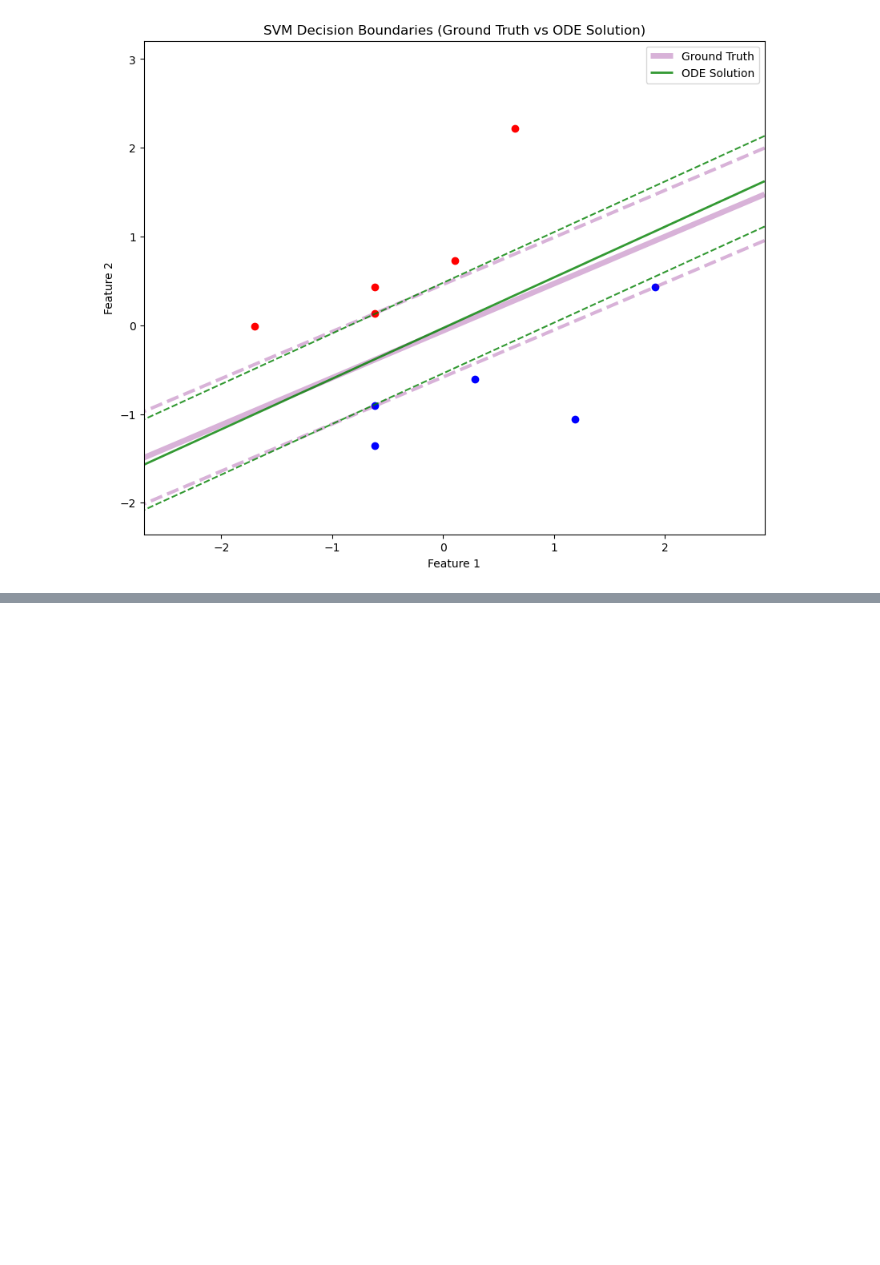
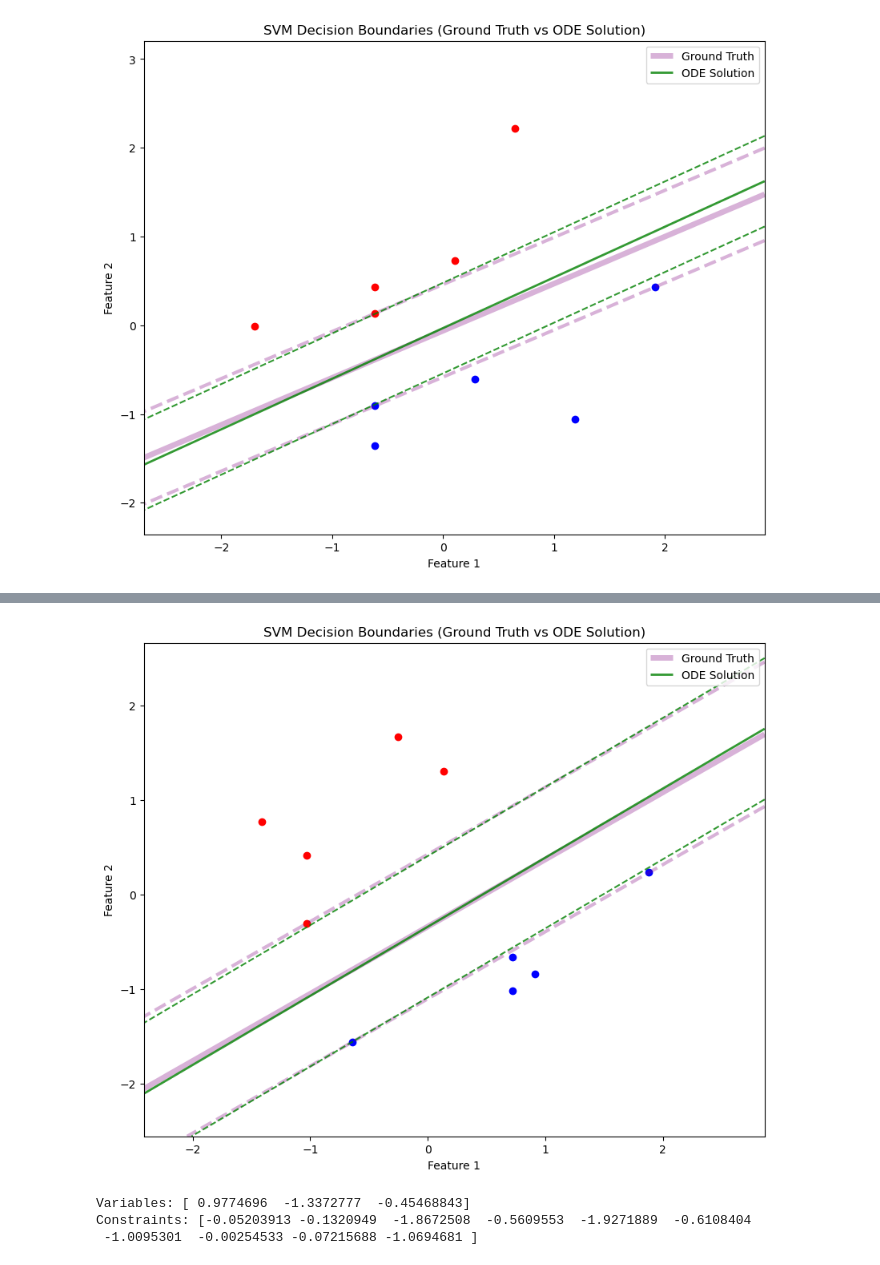
Before and after one commit to vedovati-matteo/master-thesis, a Jupyter notebook: code/svm_test/SVM_hard_2_10.ipynb, the cells around one changed output, grey strips where cells are left out. Drawn from its saved outputs; the diff is of its cells as text; code cells hidden in the pictures; blank space fills up the shorter version.

```diff
--- a/code/svm_test/SVM_hard_2_10.ipynb
+++ b/code/svm_test/SVM_hard_2_10.ipynb
@@ -721,5 +797,5 @@ LAYERS: 5 NEURONS: 400 LR: 0.001 epsilon: 0.657731 MSE solution: 0.0113432996031
 # %%
-res_neurons = try_neurons([100, 200, 300, 400, 500], 2, 0.001)
+#res_neurons = try_neurons([50, 100, 200, 300, 400], 2, 0.01)
 plot_results(res_neurons, y_max=10)
 plot_result_confrontation(res_neurons)
 # %% [output]
@@ -733 +804,12 @@ LAYERS: 2 NEURONS: 500 LR: 0.001 epsilon: 0.721496 MSE solution: 0.0092437939953
+# %%
+net = res_neurons[3]['net']
+res = net(torch.tensor([T]).cuda()).cpu().detach().numpy()
+plot_svm_decision_boundary_confrontation(selected_X, selected_y, w_ode, b_ode, res[:data_X.shape[1]], res[data_X.shape[1]], 0, 1)
+print('Variables:', res[:nx])
+print('Constraints:', g(res[:nx]))
+# %% [output]
+[figure, added]
+Variables: [ 0.9774696  -1.3372777  -0.45468843]
+Constraints: [-0.05203913 -0.1320949  -1.8672508  -0.5609553  -1.9271889  -0.6108404
+ -1.0095301  -0.00254533 -0.07215688 -1.0694681 ]
 # %%
```
Also changed, not shown: parts of 30 cells of this notebook, 52 other files.
